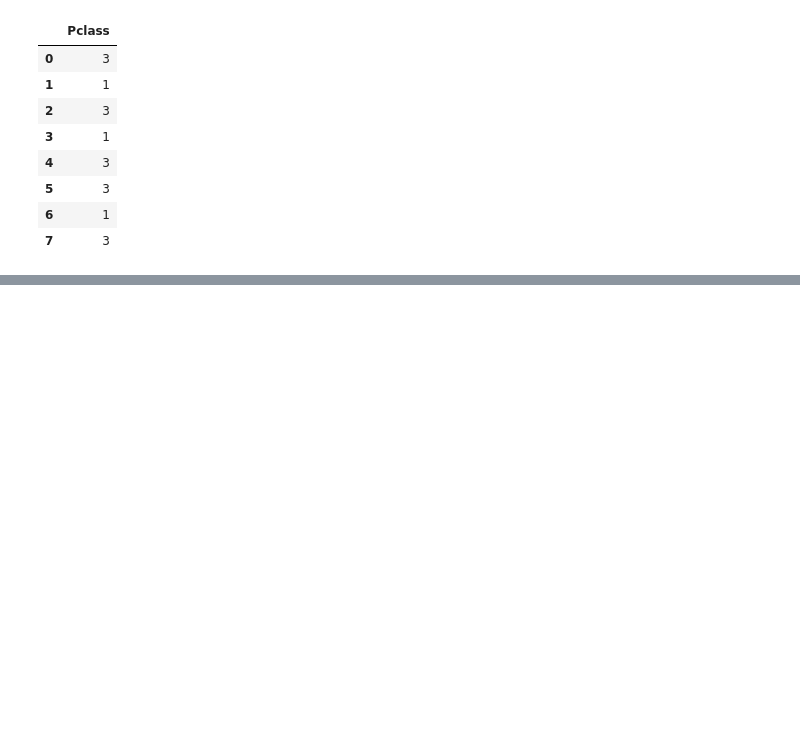
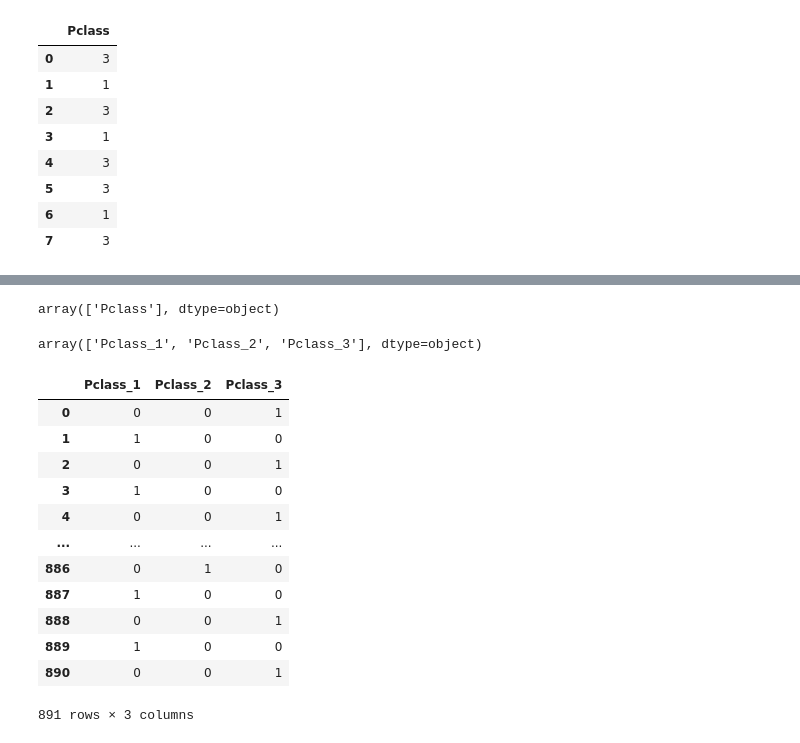
Before and after one commit to shli1126/TitanicKaggle, a Jupyter notebook: Titanic.ipynb, the cells around one changed output, grey strips where cells are left out. Cells and saved outputs as stored; diff of their text form; code cells hidden in the pictures; blank space fills up the shorter version.

```diff
--- a/Titanic.ipynb
+++ b/Titanic.ipynb
@@ -154,0 +131,3 @@ AttributeError: index not found
+# %%
+cat_encoder = OneHotEncoder()
+Pclass_cat_1hot = cat_encoder.fit_transform(Pclass_cat)
@@ -154,0 +139,2 @@ AttributeError: index not found
+# %%
+Pclass_cat_1hot = Pclass_cat_1hot.toarray()
@@ -154,0 +153,8 @@ AttributeError: index not found
+# %%
+cat_encoder.feature_names_in_
+# %% [output]
+array(['Pclass'], dtype=object)
+# %%
+cat_encoder.get_feature_names_out()
+# %% [output]
+array(['Pclass_1', 'Pclass_2', 'Pclass_3'], dtype=object)
@@ -154,0 +163,16 @@ AttributeError: index not found
+# %%
+Pclass_cat_1hot_df
+# %% [output]
+|  | Pclass_1 | Pclass_2 | Pclass_3 |
+| 0 | 0 | 0 | 1 |
+| 1 | 1 | 0 | 0 |
+| 2 | 0 | 0 | 1 |
+| 3 | 1 | 0 | 0 |
+| 4 | 0 | 0 | 1 |
+| ... | ... | ... | ... |
+| 886 | 0 | 1 | 0 |
+| 887 | 1 | 0 | 0 |
+| 888 | 0 | 0 | 1 |
+| 889 | 1 | 0 | 0 |
+| 890 | 0 | 0 | 1 |
+891 rows × 3 columns
```
Also changed, not shown: parts of 13 cells of this notebook.
